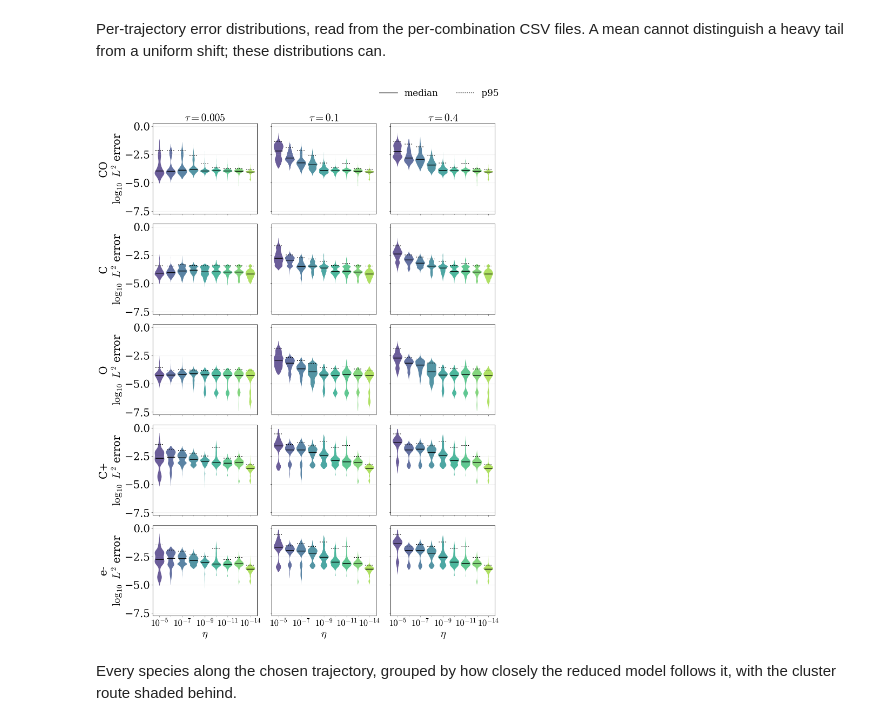
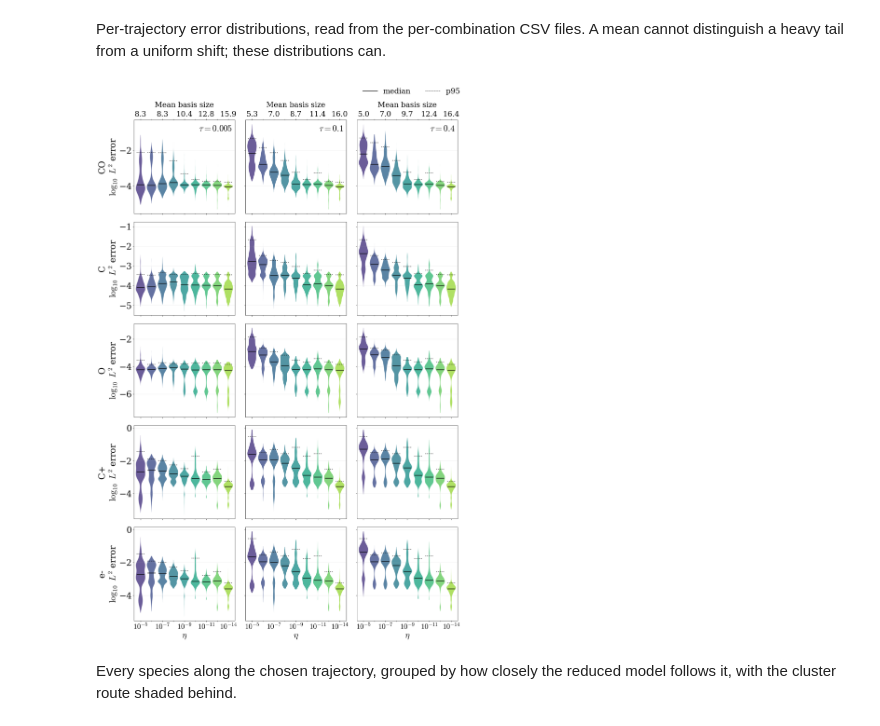
Before and after one commit to arjunveejay/clusterROM, a Jupyter notebook: experiments/osu/R0.1_M6.0/osu.ipynb, the cells around one changed output. Saved outputs shown, nothing was run; the diff lists cells and outputs as text; code cells hidden in the pictures.

```diff
--- a/experiments/osu/R0.1_M6.0/osu.ipynb
+++ b/experiments/osu/R0.1_M6.0/osu.ipynb
@@ -259,17 +260,18 @@ can.
 # %%
 # These panels read the per-combination files directly, so their tolerances, rows and solver are chosen independently of the summary figure's.
 VIOLIN_TOLS = (0.005, 0.1, 0.4)
 VIOLIN_QOI = ["CO", "C", "O", "C+", "e-"]
 VIOLIN_LABEL = "hybrid-sqrteta1"   # hybrid solver; "on" selects the clustered ROM alone
 
 figv, axesv = P.violin_panel(
     SWEEP_DIR, VIOLIN_TOLS, VIOLIN_QOI,
     label=VIOLIN_LABEL,
     eval_split="test",
-    figsize=(15, 4 * len(VIOLIN_QOI)),
+    figsize=(17, 5 * len(VIOLIN_QOI)),
+    rank_df=sweep_te,
 )
 # %% [output]
-[figure, old version]
+[figure, new version]
 # %% [markdown]
 Every species along the chosen trajectory, grouped by how closely the reduced
 model follows it, with the cluster route shaded behind.
```
Also changed, not shown: parts of 7 cells of this notebook, 11 other files.
